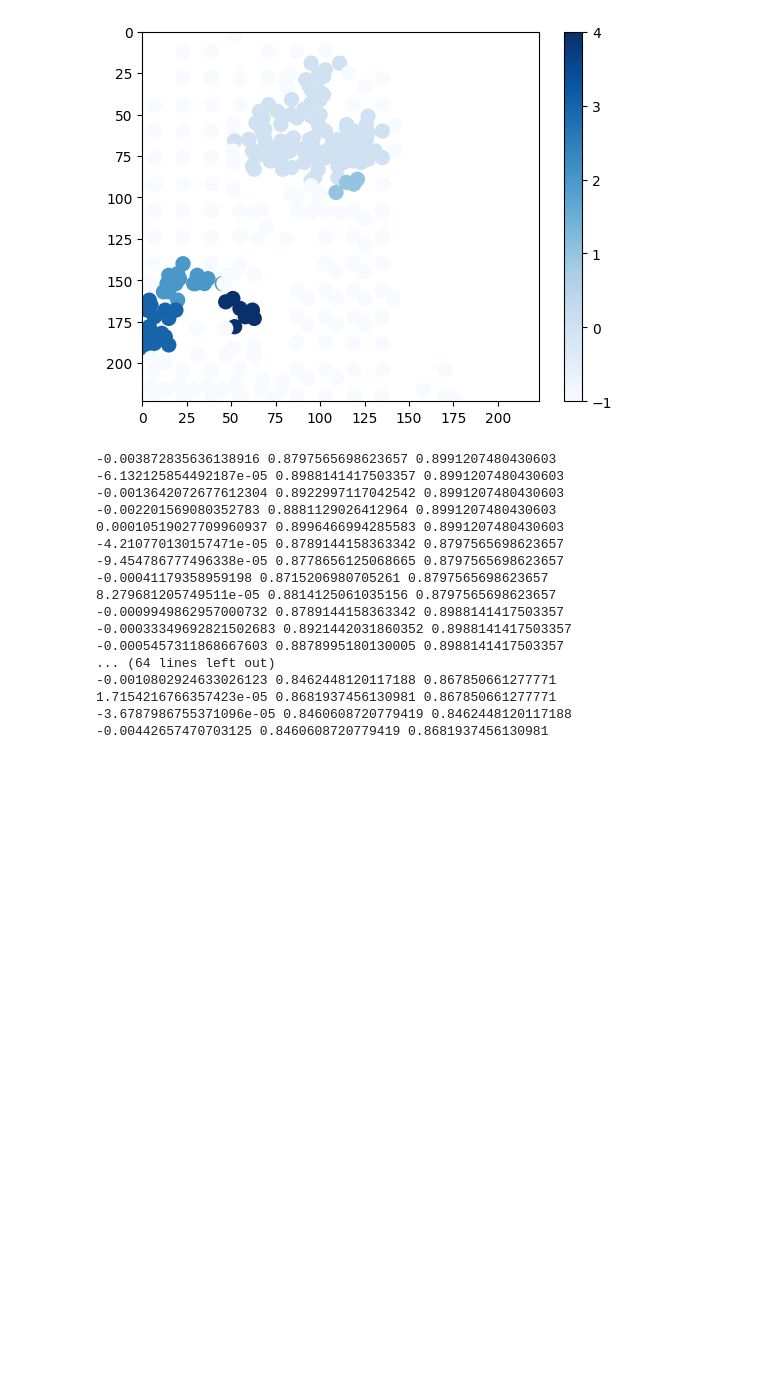
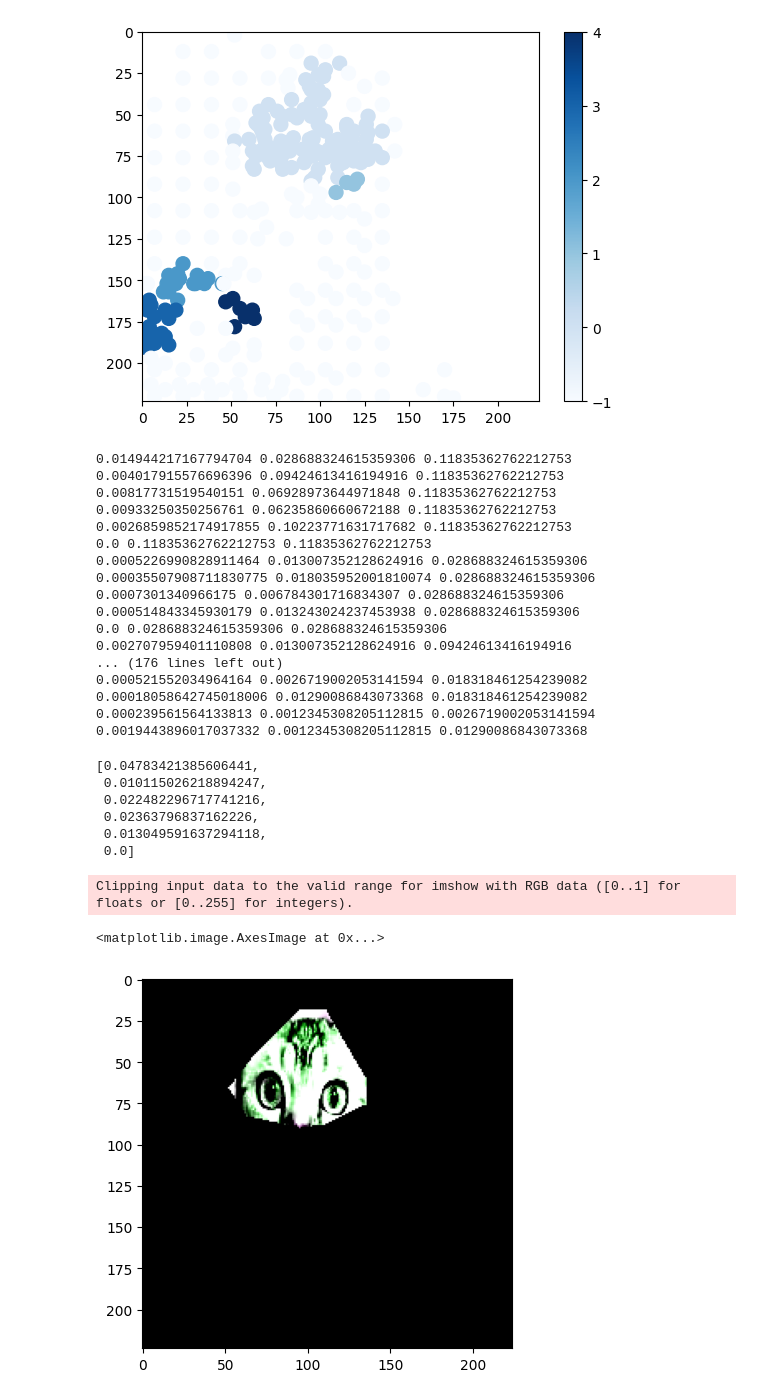
Before and after one commit to murakami-rintaro/XAIforgMLP, a Jupyter notebook: test_for_grid_points_ablation.ipynb, the cells around one changed output. Saved outputs shown, nothing was run; the diff lists cells and outputs as text; code cells hidden in the pictures; blank space fills up the shorter version.

```diff
--- a/test_for_grid_points_ablation.ipynb
+++ b/test_for_grid_points_ablation.ipynb
@@ -301,20 +439,20 @@ def calc_shaply(img : torch.Tensor, y : np.ndarray, x : np.ndarray, pred : np.nd
 # %%
-shap, _inputs, values = calc_shaply(inputs, y, x, pred)
+shap, _inputs, values, num = calc_shaply_beta(inputs, y, x, pred)
 # %% [output]
--0.003872835636138916 0.8797565698623657 0.8991207480430603
--6.132125854492187e-05 0.8988141417503357 0.8991207480430603
--0.0013642072677612304 0.8922997117042542 0.8991207480430603
--0.002201569080352783 0.8881129026412964 0.8991207480430603
-0.00010519027709960937 0.8996466994285583 0.8991207480430603
--4.210770130157471e-05 0.8789144158363342 0.8797565698623657
--9.454786777496338e-05 0.8778656125068665 0.8797565698623657
--0.00041179358959198 0.8715206980705261 0.8797565698623657
-8.279681205749511e-05 0.8814125061035156 0.8797565698623657
--0.0009949862957000732 0.8789144158363342 0.8988141417503357
--0.00033349692821502683 0.8921442031860352 0.8988141417503357
--0.0005457311868667603 0.8878995180130005 0.8988141417503357
-... (64 lines left out)
--0.0010802924633026123 0.8462448120117188 0.867850661277771
-1.7154216766357423e-05 0.8681937456130981 0.867850661277771
--3.6787986755371096e-05 0.8460608720779419 0.8462448120117188
--0.00442657470703125 0.8460608720779419 0.8681937456130981
+0.014944217167794704 0.028688324615359306 0.11835362762212753
+0.004017915576696396 0.09424613416194916 0.11835362762212753
+0.00817731519540151 0.06928973644971848 0.11835362762212753
+0.00933250350256761 0.06235860660672188 0.11835362762212753
+0.0026859852174917855 0.10223771631717682 0.11835362762212753
+0.0 0.11835362762212753 0.11835362762212753
+0.0005226990828911464 0.013007352128624916 0.028688324615359306
+0.00035507908711830775 0.018035952001810074 0.028688324615359306
+0.0007301340966175 0.006784301716834307 0.028688324615359306
+0.000514843345930179 0.013243024237453938 0.028688324615359306
+0.0 0.028688324615359306 0.028688324615359306
+0.002707959401110808 0.013007352128624916 0.09424613416194916
+... (176 lines left out)
+0.000521552034964164 0.0026719002053141594 0.018318461254239082
+0.00018058642745018006 0.01290086843073368 0.018318461254239082
+0.000239561564133813 0.0012345308205112815 0.0026719002053141594
+0.0019443896017037332 0.0012345308205112815 0.01290086843073368
@@ -320,0 +461,9 @@ shap, _inputs, values = calc_shaply(inputs, y, x, pred)
+# %%
+shap
+# %% [output]
+[0.04783421385606441,
+ 0.010115026218894247,
+ 0.022482296717741216,
+ 0.02363796837162226,
+ 0.013049591637294118,
+ 0.0]
@@ -321,2 +480,8 @@ shap, _inputs, values = calc_shaply(inputs, y, x, pred)
+# %%
+plt.imshow(_inputs[62][0].permute(1,2,0))
+# %% [output]
+Clipping input data to the valid range for imshow with RGB data ([0..1] for floats or [0..255] for integers).
+<matplotlib.image.AxesImage at 0x...>
+[figure, added]
 # %%
 shap
```
Also changed, not shown: parts of 17 cells of this notebook, 1 other file.
